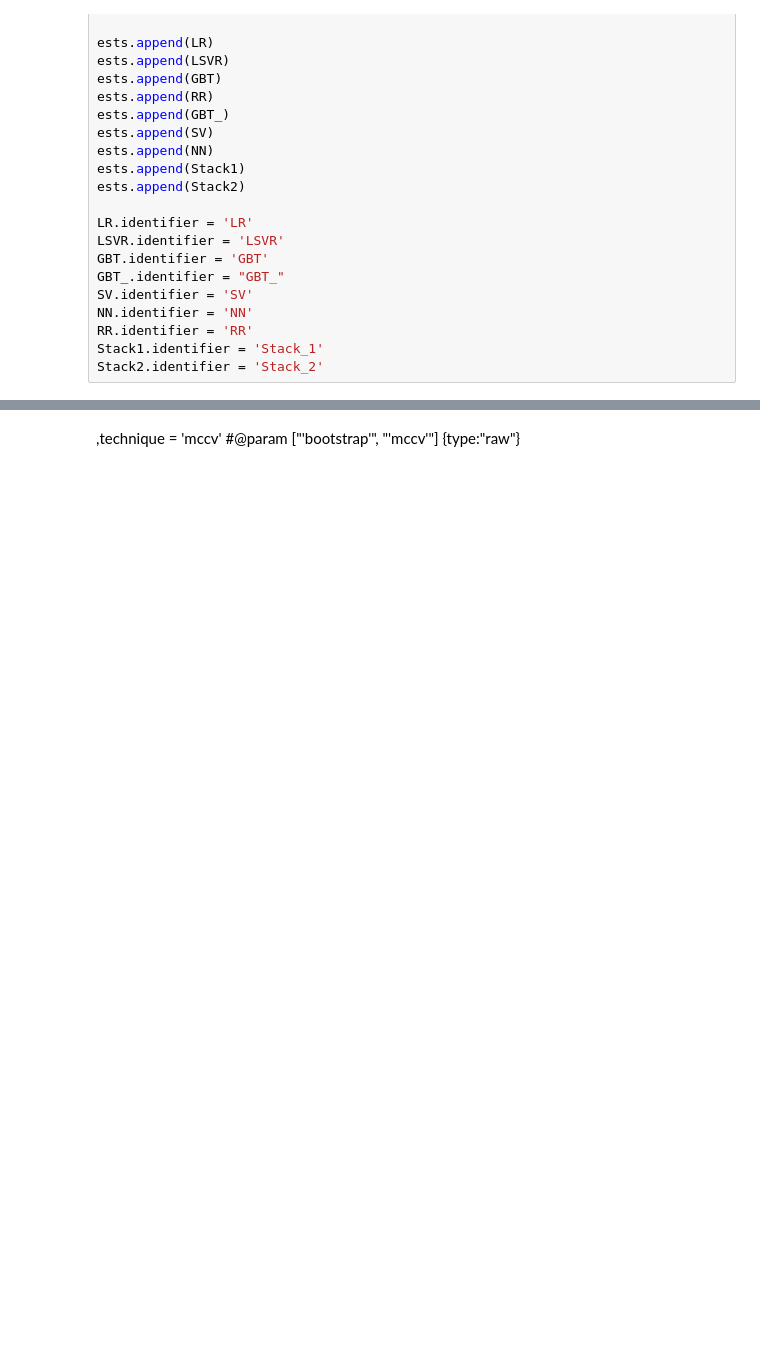
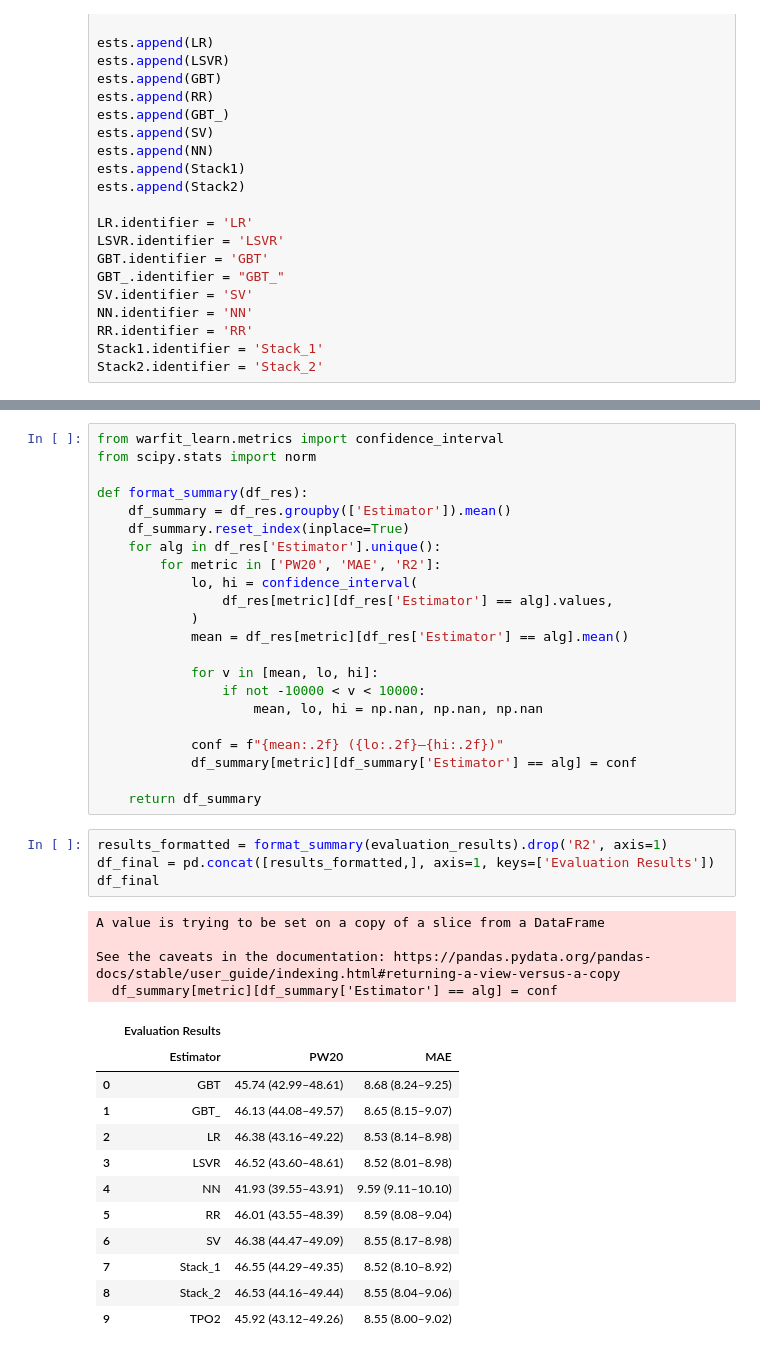
Before and after one commit to eefei22/ML_WarfarinDosagePredictor, a Jupyter notebook: ML_Assignment_v2.ipynb, the cells around one changed output, grey strips where cells are left out. Drawn from its saved outputs; the diff is of its cells as text; blank space fills up the shorter version.

```diff
--- a/ML_Assignment_v2.ipynb
+++ b/ML_Assignment_v2.ipynb
@@ -244,2 +243,43 @@ AttributeError: ignored
-# %% [markdown]
-,technique = 'mccv' #@param ["'bootstrap'", "'mccv'"] {type:"raw"}
+# %%
+from warfit_learn.metrics import confidence_interval
+from scipy.stats import norm
+
+def format_summary(df_res):
+    df_summary = df_res.groupby(['Estimator']).mean()
+    df_summary.reset_index(inplace=True)
+    for alg in df_res['Estimator'].unique():
+        for metric in ['PW20', 'MAE', 'R2']:
+            lo, hi = confidence_interval(
+                df_res[metric][df_res['Estimator'] == alg].values,
+            )
+            mean = df_res[metric][df_res['Estimator'] == alg].mean()
+
+            for v in [mean, lo, hi]:
+                if not -10000 < v < 10000:
+                    mean, lo, hi = np.nan, np.nan, np.nan
+
+            conf = f"{mean:.2f} ({lo:.2f}–{hi:.2f})"
+            df_summary[metric][df_summary['Estimator'] == alg] = conf
+
+    return df_summary
+# %%
+results_formatted = format_summary(evaluation_results).drop('R2', axis=1)
+df_final = pd.concat([results_formatted,], axis=1, keys=['Evaluation Results'])
+df_final
+# %% [output]
+A value is trying to be set on a copy of a slice from a DataFrame
+
+See the caveats in the documentation: https://pandas.pydata.org/pandas-docs/stable/user_guide/indexing.html#returning-a-view-versus-a-copy
+  df_summary[metric][df_summary['Estimator'] == alg] = conf
+|  | Evaluation Results |  |  |
+|  | Estimator | PW20 | MAE |
+| 0 | GBT | 45.74 (42.99–48.61) | 8.68 (8.24–9.25) |
+| 1 | GBT_ | 46.13 (44.08–49.57) | 8.65 (8.15–9.07) |
+| 2 | LR | 46.38 (43.16–49.22) | 8.53 (8.14–8.98) |
+| 3 | LSVR | 46.52 (43.60–48.61) | 8.52 (8.01–8.98) |
+| 4 | NN | 41.93 (39.55–43.91) | 9.59 (9.11–10.10) |
+| 5 | RR | 46.01 (43.55–48.39) | 8.59 (8.08–9.04) |
+| 6 | SV | 46.38 (44.47–49.09) | 8.55 (8.17–8.98) |
+| 7 | Stack_1 | 46.55 (44.29–49.35) | 8.52 (8.10–8.92) |
+| 8 | Stack_2 | 46.53 (44.16–49.44) | 8.55 (8.04–9.06) |
+| 9 | TPO2 | 45.92 (43.12–49.26) | 8.55 (8.00–9.02) |
```
Also changed, not shown: parts of 3 cells of this notebook.
